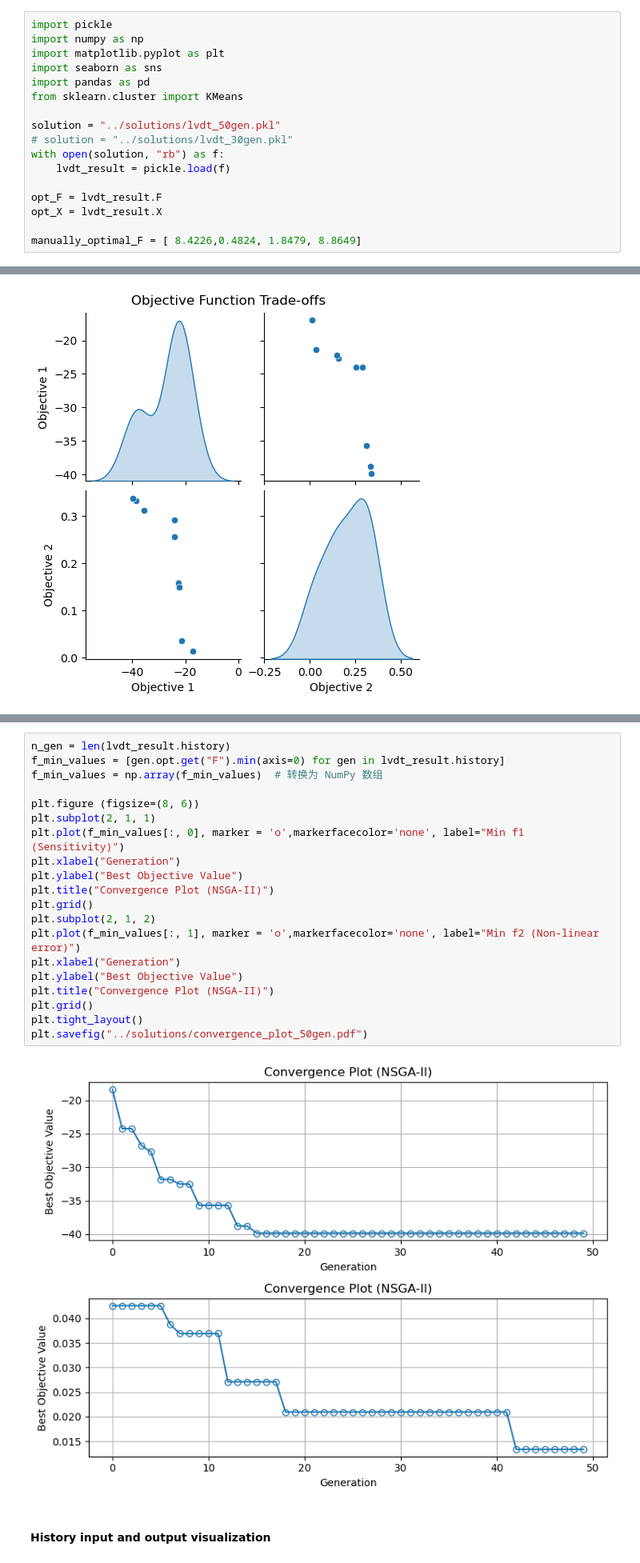
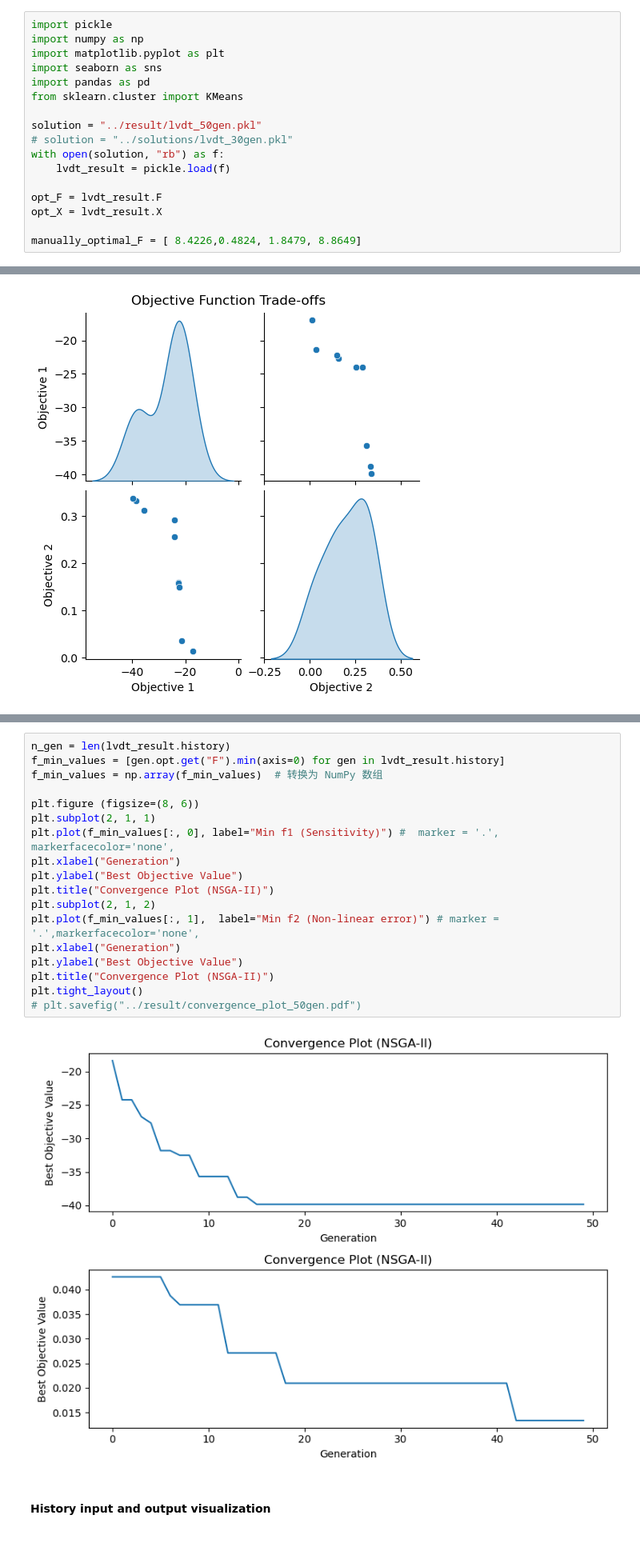
Before and after one commit to li-pengbo/femm-lvdt, a Jupyter notebook: optimization/notebook/pymoo_optimization.ipynb, the cells around one changed output, grey strips where cells are left out. Shown at 80% size. Drawn from its saved outputs; the diff is of its cells as text.

```diff
--- a/optimization/notebook/pymoo_optimization.ipynb
+++ b/optimization/notebook/pymoo_optimization.ipynb
@@ -233,7 +235,7 @@ import seaborn as sns
 import pandas as pd
 from sklearn.cluster import KMeans
 
-solution = "../solutions/lvdt_50gen.pkl"
+solution = "../result/lvdt_50gen.pkl"
 # solution = "../solutions/lvdt_30gen.pkl"
 with open(solution, "rb") as f:
     lvdt_result = pickle.load(f)
@@ -289,25 +291,23 @@ plt.tight_layout()
 # %%
 n_gen = len(lvdt_result.history)
 f_min_values = [gen.opt.get("F").min(axis=0) for gen in lvdt_result.history]
 f_min_values = np.array(f_min_values)  # 转换为 NumPy 数组
 
 plt.figure (figsize=(8, 6))
 plt.subplot(2, 1, 1)
-plt.plot(f_min_values[:, 0], marker = 'o',markerfacecolor='none', label="Min f1 (Sensitivity)")
+plt.plot(f_min_values[:, 0], label="Min f1 (Sensitivity)") #  marker = '.', markerfacecolor='none',
 plt.xlabel("Generation")
 plt.ylabel("Best Objective Value")
 plt.title("Convergence Plot (NSGA-II)")
-plt.grid()
 plt.subplot(2, 1, 2)
-plt.plot(f_min_values[:, 1], marker = 'o',markerfacecolor='none', label="Min f2 (Non-linear error)")
+plt.plot(f_min_values[:, 1],  label="Min f2 (Non-linear error)") # marker = '.',markerfacecolor='none',
 plt.xlabel("Generation")
 plt.ylabel("Best Objective Value")
 plt.title("Convergence Plot (NSGA-II)")
-plt.grid()
 plt.tight_layout()
-plt.savefig("../solutions/convergence_plot_50gen.pdf")
+# plt.savefig("../result/convergence_plot_50gen.pdf")
 # %% [output]
-[figure, old version]
+[figure, new version]
 # %% [markdown]
 #### History input and output visualization
 # %%
```
Also changed, not shown: parts of 6 cells of this notebook, 33 other files.
